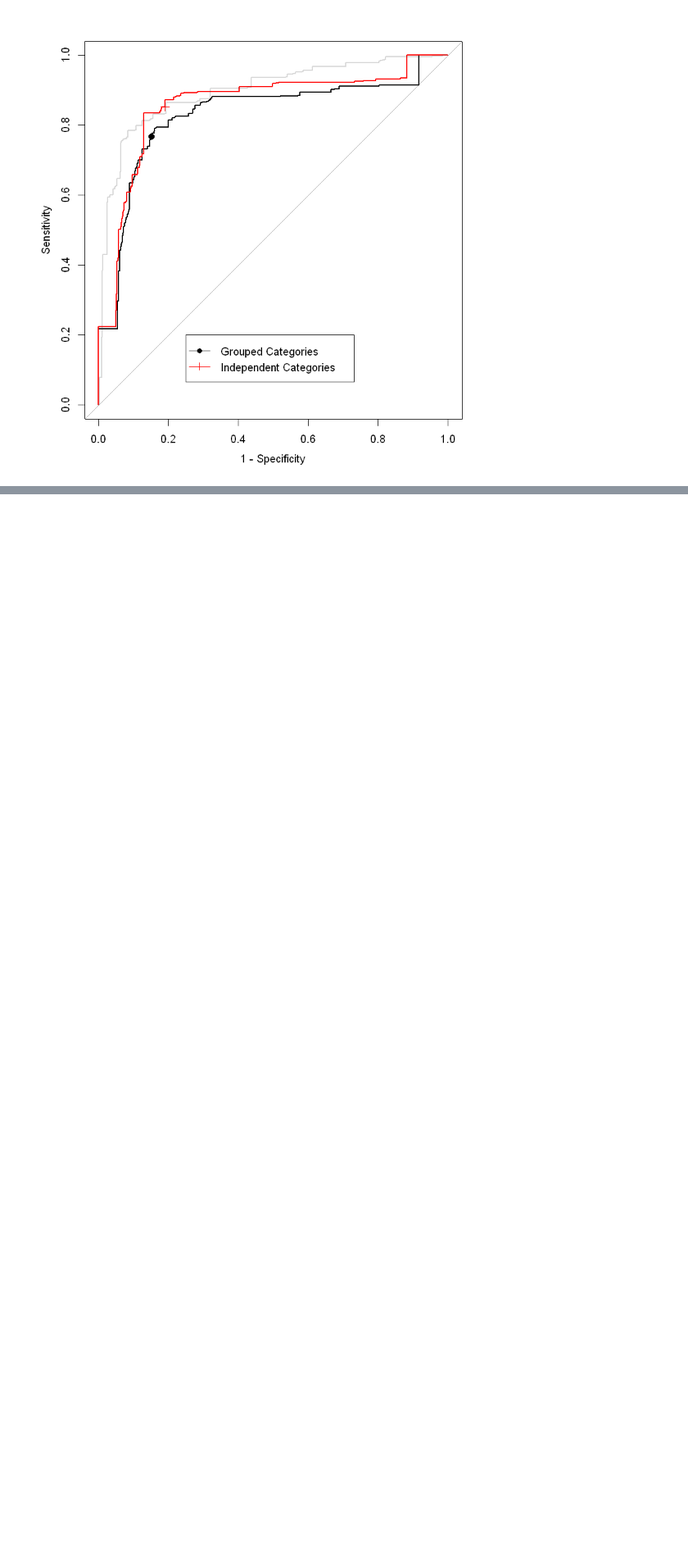
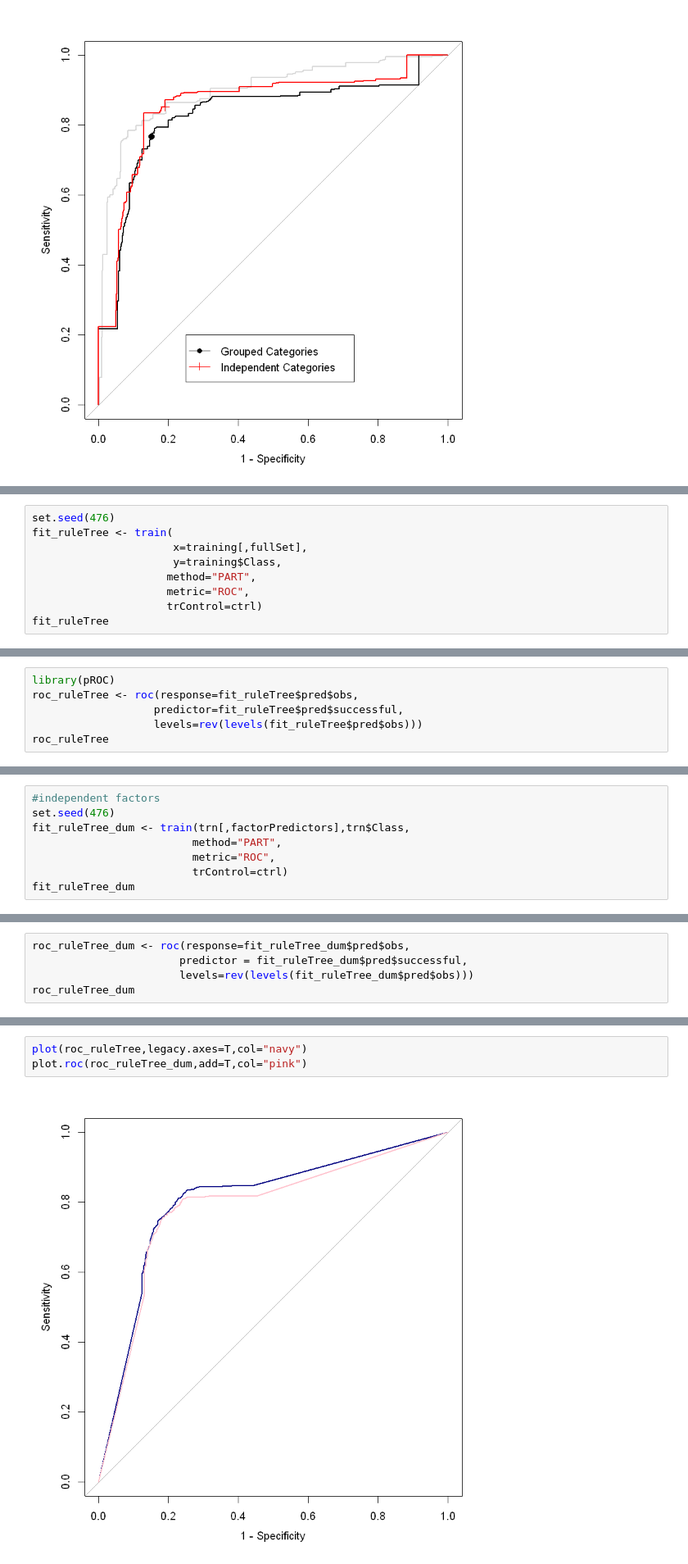
Before and after one commit to Randallzoeng/BookClub, a Jupyter notebook: AppliedPredictiveModeling/Chap. 14 Classification Trees and Rule-Based Models.ipynb, the cells around one changed output, grey strips where cells are left out. Shown: that part at 82% size. Cells and saved outputs as stored; diff of their text form; blank space fills up the shorter version.

```diff
--- a/AppliedPredictiveModeling/Chap. 14 Classification Trees and Rule-Based Models.ipynb
+++ b/AppliedPredictiveModeling/Chap. 14 Classification Trees and Rule-Based Models.ipynb
@@ -294,0 +329,9 @@ plot(roc_cart_factor, type = "s", add = TRUE,
+# %%
+set.seed(476)
+fit_ruleTree <- train(
+                      x=training[,fullSet],
+                      y=training$Class,
+                     method="PART",
+                     metric="ROC",
+                     trControl=ctrl)
+fit_ruleTree
@@ -294,0 +377,6 @@ plot(roc_cart_factor, type = "s", add = TRUE,
+# %%
+library(pROC)
+roc_ruleTree <- roc(response=fit_ruleTree$pred$obs,
+                   predictor=fit_ruleTree$pred$successful,
+                   levels=rev(levels(fit_ruleTree$pred$obs)))
+roc_ruleTree
@@ -294,0 +396,8 @@ plot(roc_cart_factor, type = "s", add = TRUE,
+# %%
+#independent factors
+set.seed(476)
+fit_ruleTree_dum <- train(trn[,factorPredictors],trn$Class,
+                         method="PART",
+                         metric="ROC",
+                         trControl=ctrl)
+fit_ruleTree_dum
@@ -294,0 +422,5 @@ plot(roc_cart_factor, type = "s", add = TRUE,
+# %%
+roc_ruleTree_dum <- roc(response=fit_ruleTree_dum$pred$obs,
+                       predictor = fit_ruleTree_dum$pred$successful,
+                       levels=rev(levels(fit_ruleTree_dum$pred$obs)))
+roc_ruleTree_dum
@@ -294,0 +433,5 @@ plot(roc_cart_factor, type = "s", add = TRUE,
+# %%
+plot(roc_ruleTree,legacy.axes=T,col="navy")
+plot.roc(roc_ruleTree_dum,add=T,col="pink")
+# %% [output]
+[figure, added]
```
Also changed, not shown: parts of 18 cells of this notebook.
